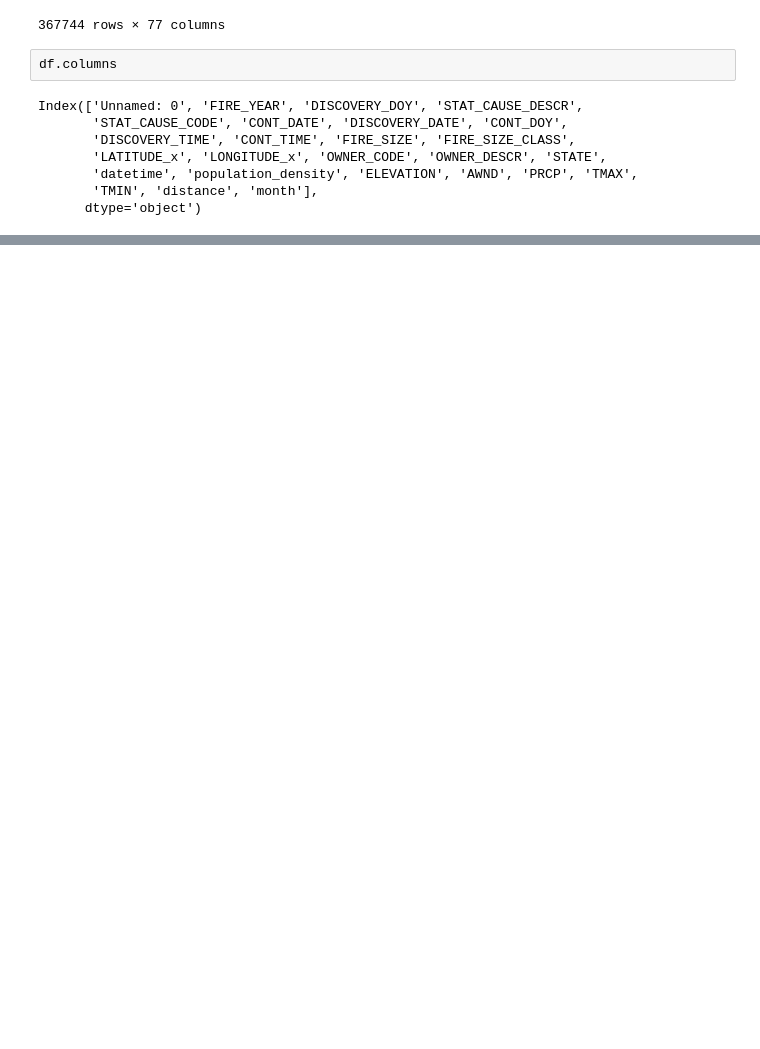
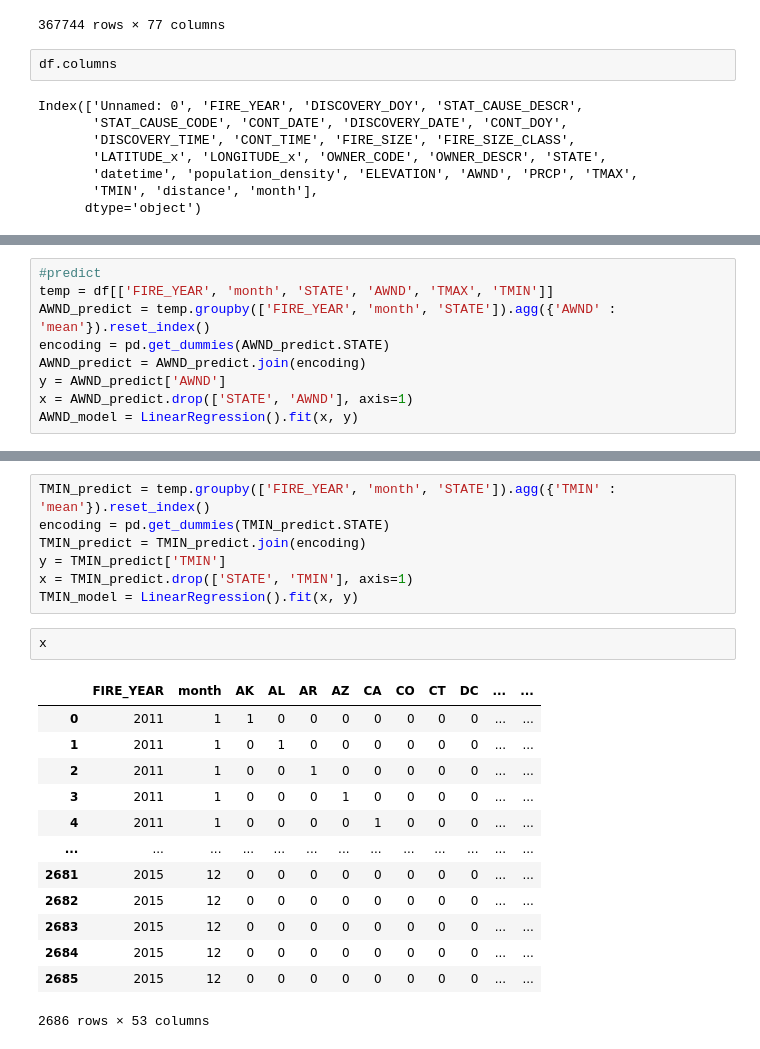
Before and after one commit to huruifu/733-project, a Jupyter notebook: monthly.ipynb, the cells around one changed output, grey strips where cells are left out. Drawn from its saved outputs; the diff is of its cells as text; blank space fills up the shorter version.

```diff
--- a/monthly.ipynb
+++ b/monthly.ipynb
@@ -133,0 +151,9 @@ Train R2 score: 0.6667873472705517
+# %%
+#predict
+temp = df[['FIRE_YEAR', 'month', 'STATE', 'AWND', 'TMAX', 'TMIN']]
+AWND_predict = temp.groupby(['FIRE_YEAR', 'month', 'STATE']).agg({'AWND' : 'mean'}).reset_index()
+encoding = pd.get_dummies(AWND_predict.STATE)
+AWND_predict = AWND_predict.join(encoding)
+y = AWND_predict['AWND']
+x = AWND_predict.drop(['STATE', 'AWND'], axis=1)
+AWND_model = LinearRegression().fit(x, y)
@@ -133,0 +167,23 @@ Train R2 score: 0.6667873472705517
+# %%
+TMIN_predict = temp.groupby(['FIRE_YEAR', 'month', 'STATE']).agg({'TMIN' : 'mean'}).reset_index()
+encoding = pd.get_dummies(TMIN_predict.STATE)
+TMIN_predict = TMIN_predict.join(encoding)
+y = TMIN_predict['TMIN']
+x = TMIN_predict.drop(['STATE', 'TMIN'], axis=1)
+TMIN_model = LinearRegression().fit(x, y)
+# %%
+x
+# %% [output]
+|  | FIRE_YEAR | month | AK | AL | AR | AZ | CA | CO | CT | DC | ... | ... |
+| 0 | 2011 | 1 | 1 | 0 | 0 | 0 | 0 | 0 | 0 | 0 | ... | ... |
+| 1 | 2011 | 1 | 0 | 1 | 0 | 0 | 0 | 0 | 0 | 0 | ... | ... |
+| 2 | 2011 | 1 | 0 | 0 | 1 | 0 | 0 | 0 | 0 | 0 | ... | ... |
+| 3 | 2011 | 1 | 0 | 0 | 0 | 1 | 0 | 0 | 0 | 0 | ... | ... |
+| 4 | 2011 | 1 | 0 | 0 | 0 | 0 | 1 | 0 | 0 | 0 | ... | ... |
+| ... | ... | ... | ... | ... | ... | ... | ... | ... | ... | ... | ... | ... |
+| 2681 | 2015 | 12 | 0 | 0 | 0 | 0 | 0 | 0 | 0 | 0 | ... | ... |
+| 2682 | 2015 | 12 | 0 | 0 | 0 | 0 | 0 | 0 | 0 | 0 | ... | ... |
+| 2683 | 2015 | 12 | 0 | 0 | 0 | 0 | 0 | 0 | 0 | 0 | ... | ... |
+| 2684 | 2015 | 12 | 0 | 0 | 0 | 0 | 0 | 0 | 0 | 0 | ... | ... |
+| 2685 | 2015 | 12 | 0 | 0 | 0 | 0 | 0 | 0 | 0 | 0 | ... | ... |
+2686 rows × 53 columns
```
Also changed, not shown: parts of 14 cells of this notebook, 1 other file.
